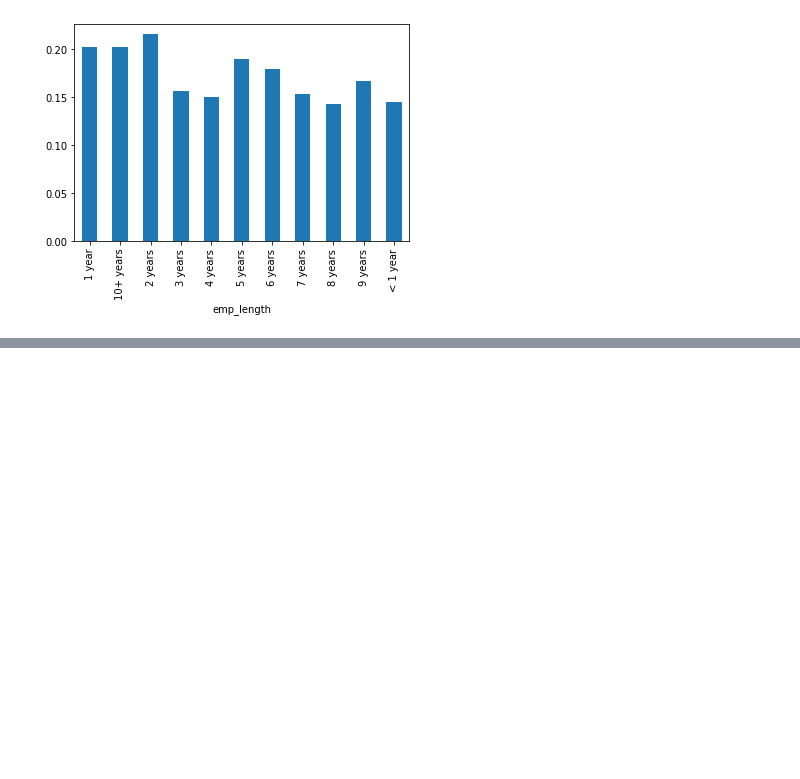
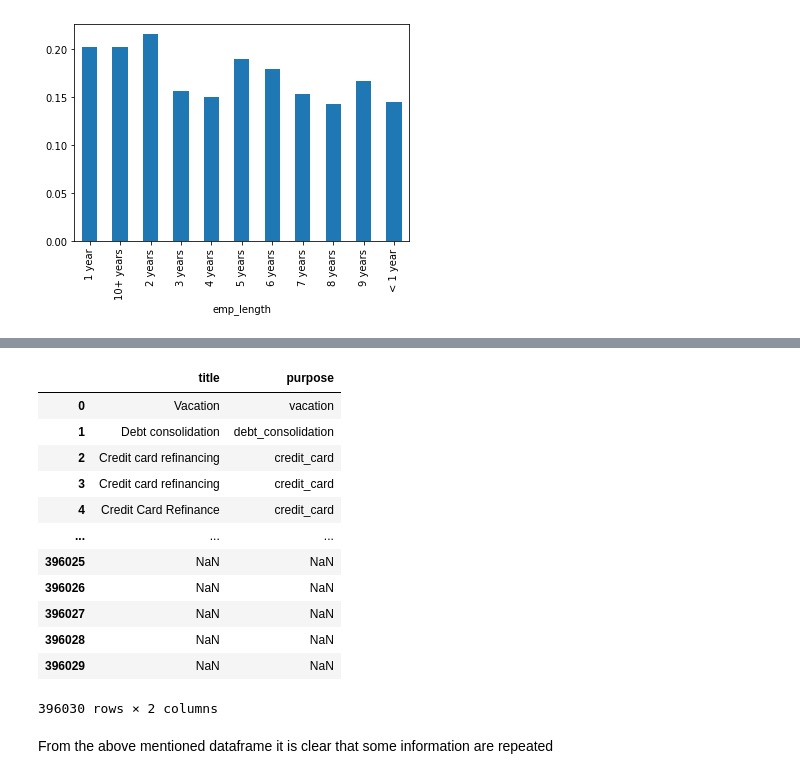
Before and after one commit to shivanipriya89/practicetensor, a Jupyter notebook: thekeras.ipynb, the cells around one changed output, grey strips where cells are left out. Saved outputs shown, nothing was run; the diff lists cells and outputs as text; code cells hidden in the pictures; blank space fills up the shorter version.

```diff
--- a/thekeras.ipynb
+++ b/thekeras.ipynb
@@ -1430,0 +1542,18 @@ emp_len.plot(kind="bar") # Barplot of employee length
+# %%
+df[["title","purpose"]] #Clubing the title and purpose column
+# %% [output]
+|  | title | purpose |
+| 0 | Vacation | vacation |
+| 1 | Debt consolidation | debt_consolidation |
+| 2 | Credit card refinancing | credit_card |
+| 3 | Credit card refinancing | credit_card |
+| 4 | Credit Card Refinance | credit_card |
+| ... | ... | ... |
+| 396025 | NaN | NaN |
+| 396026 | NaN | NaN |
+| 396027 | NaN | NaN |
+| 396028 | NaN | NaN |
+| 396029 | NaN | NaN |
+396030 rows × 2 columns
+# %% [markdown]
+From the above mentioned dataframe it is clear that some information are repeated
```
Also changed, not shown: parts of 24 cells of this notebook.
